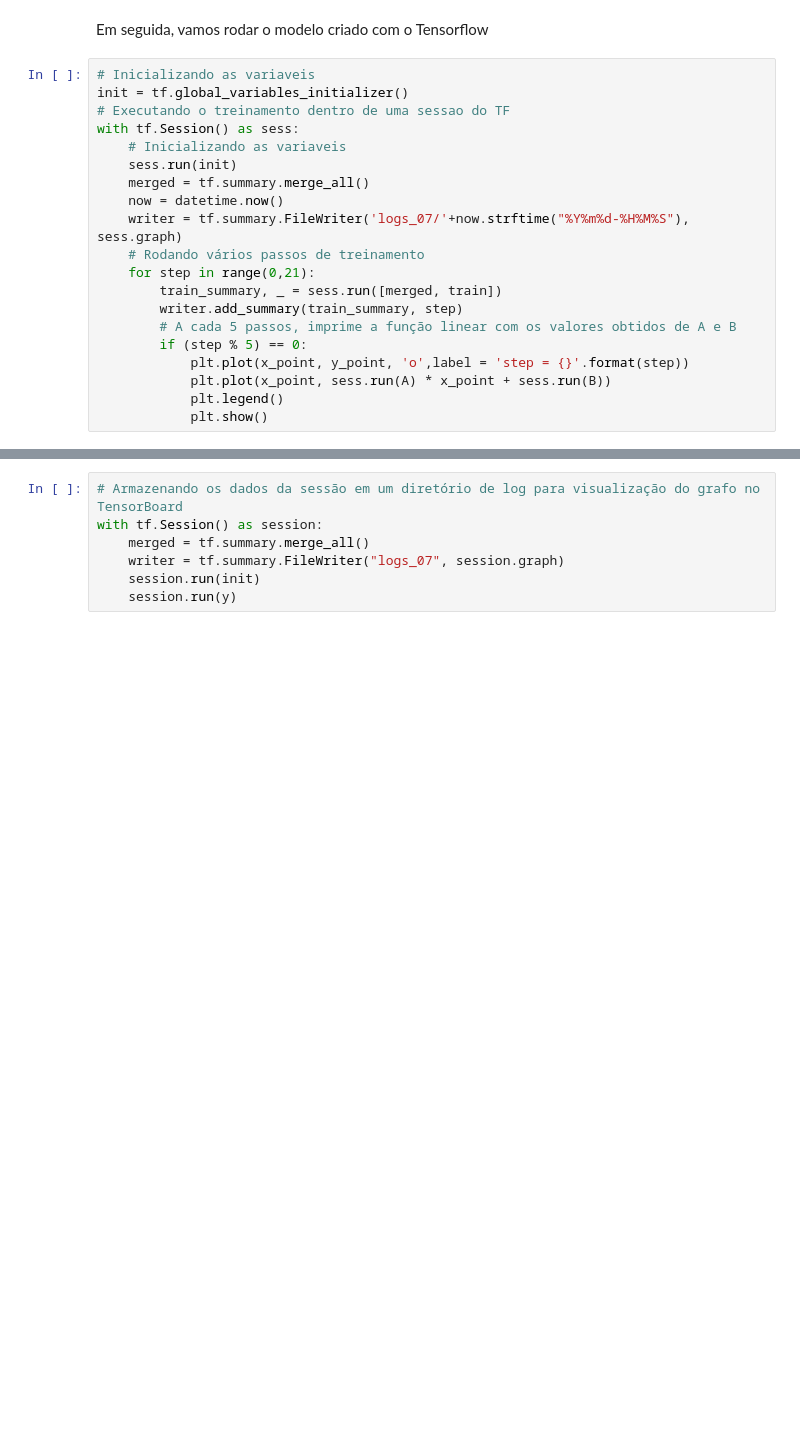
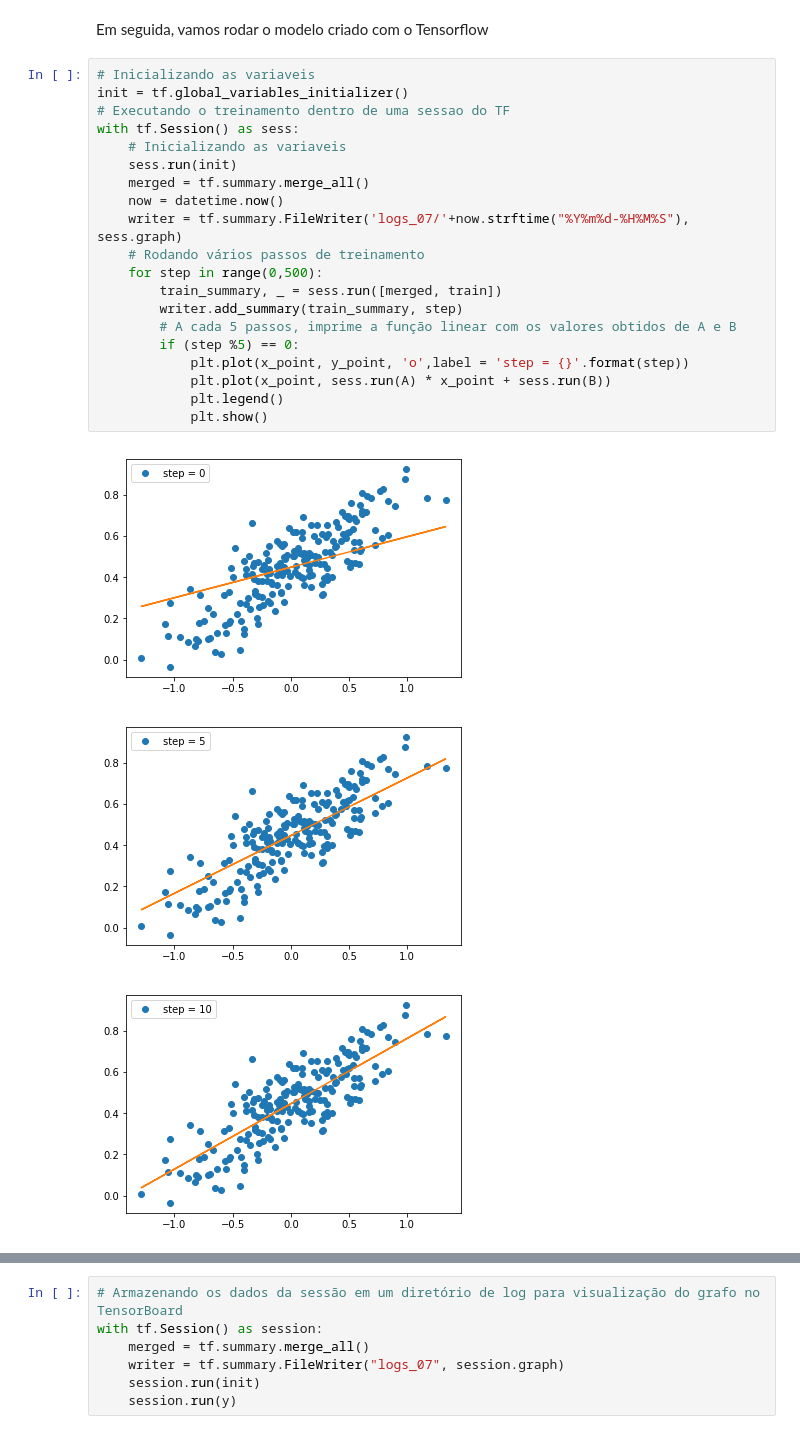
Before and after one commit to baesse/Computer-Vision-WorkShop, a Jupyter notebook: 1Semana_Labs/07_TF_Como_Funciona.ipynb, the cells around one changed output, grey strips where cells are left out. Saved outputs shown, nothing was run; the diff lists cells and outputs as text; blank space fills up the shorter version.

```diff
--- a/1Semana_Labs/07_TF_Como_Funciona.ipynb
+++ b/1Semana_Labs/07_TF_Como_Funciona.ipynb
@@ -62,20 +66,24 @@ Em seguida, vamos rodar o modelo criado com o Tensorflow
 # %%
 # Inicializando as variaveis
 init = tf.global_variables_initializer()
 # Executando o treinamento dentro de uma sessao do TF
 with tf.Session() as sess:
     # Inicializando as variaveis
     sess.run(init)
     merged = tf.summary.merge_all()
     now = datetime.now()
     writer = tf.summary.FileWriter('logs_07/'+now.strftime("%Y%m%d-%H%M%S"), sess.graph)
     # Rodando vários passos de treinamento
-    for step in range(0,21):
+    for step in range(0,500):
         train_summary, _ = sess.run([merged, train])
         writer.add_summary(train_summary, step)
         # A cada 5 passos, imprime a função linear com os valores obtidos de A e B
-        if (step % 5) == 0:
+        if (step %5) == 0:
             plt.plot(x_point, y_point, 'o',label = 'step = {}'.format(step))
             plt.plot(x_point, sess.run(A) * x_point + sess.run(B))
             plt.legend()
             plt.show()
+# %% [output]
+[figure, added]
+[figure, added]
+[figure, added]
```
Also changed, not shown: parts of 3 cells of this notebook, 24 other files.
